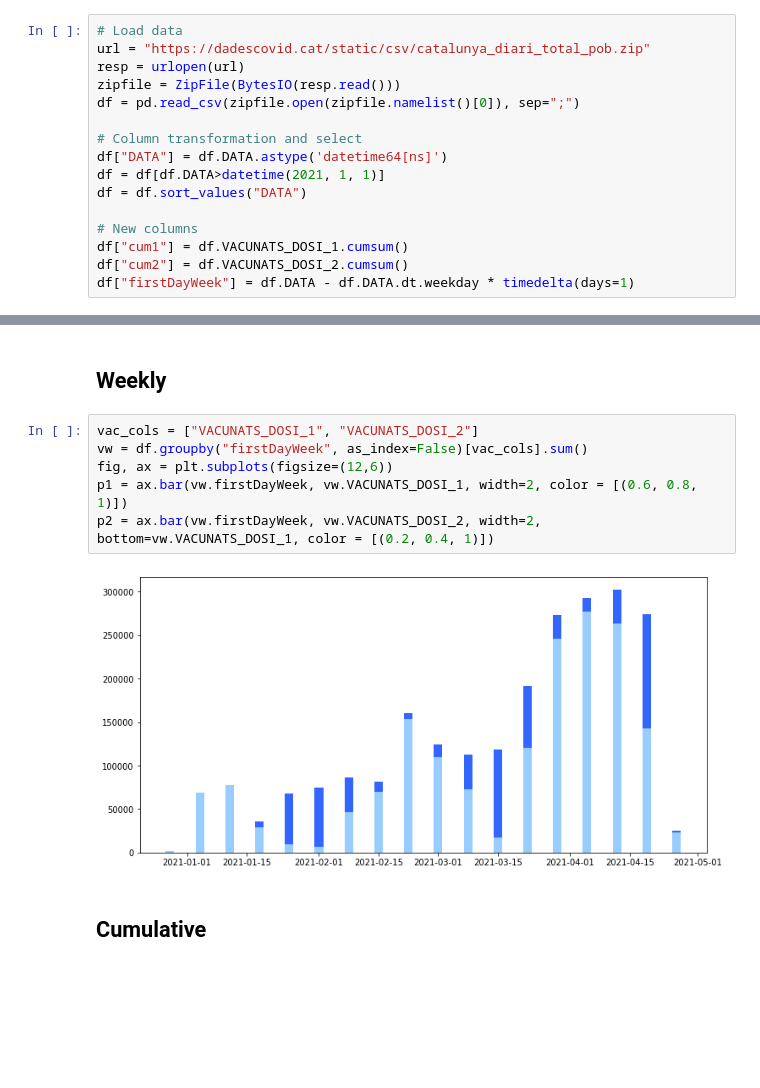
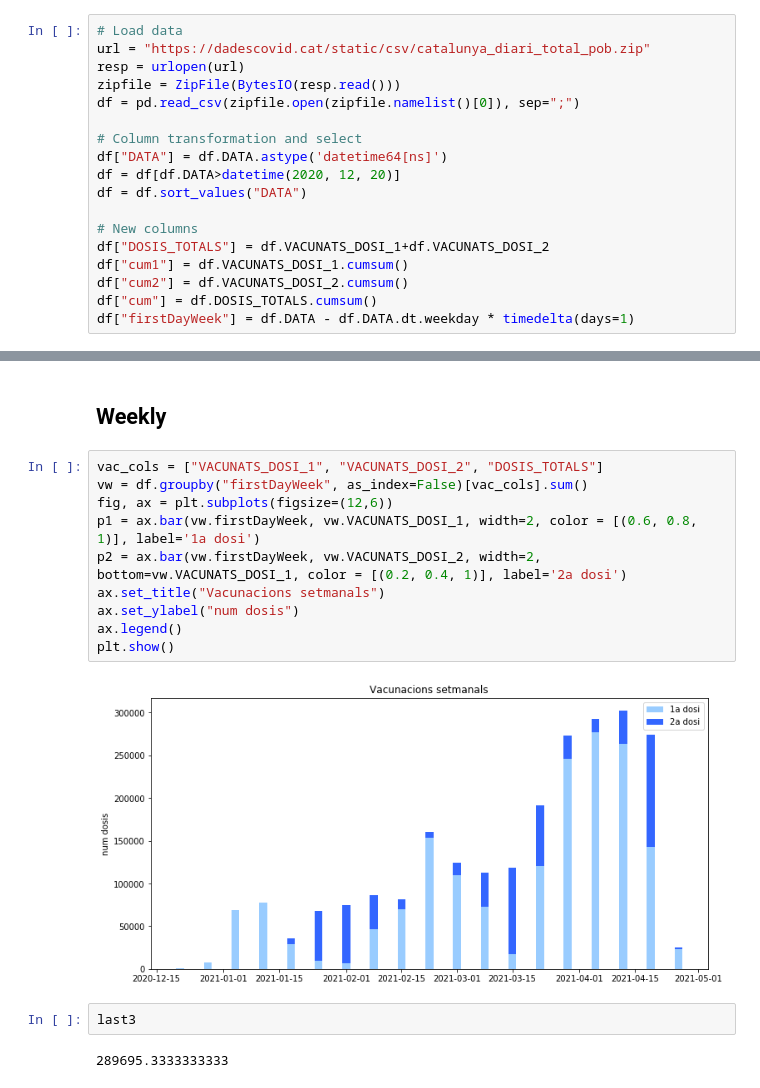
Before and after one commit to nauQs/vacunacions, a Jupyter notebook: vacunacioCAT.ipynb, the cells around one changed output, grey strips where cells are left out. Drawn from its saved outputs; the diff is of its cells as text; blank space fills up the shorter version.

```diff
--- a/vacunacioCAT.ipynb
+++ b/vacunacioCAT.ipynb
@@ -22,12 +22,14 @@ df = pd.read_csv(zipfile.open(zipfile.namelist()[0]), sep=";")
 
 # Column transformation and select
 df["DATA"] = df.DATA.astype('datetime64[ns]')
-df = df[df.DATA>datetime(2021, 1, 1)]
+df = df[df.DATA>datetime(2020, 12, 20)]
 df = df.sort_values("DATA")
 
 # New columns
+df["DOSIS_TOTALS"] = df.VACUNATS_DOSI_1+df.VACUNATS_DOSI_2
 df["cum1"] = df.VACUNATS_DOSI_1.cumsum()
 df["cum2"] = df.VACUNATS_DOSI_2.cumsum()
+df["cum"] = df.DOSIS_TOTALS.cumsum()
 df["firstDayWeek"] = df.DATA - df.DATA.dt.weekday * timedelta(days=1)
 # %%
 df.head()
@@ -52,15 +66,21 @@ p2 = ax.bar(vd.DATA, vd.VACUNATS_DOSI_2, width=0.5, bottom=vd.VACUNATS_DOSI_1, c
 # %% [markdown]
 ## Weekly
 # %%
-vac_cols = ["VACUNATS_DOSI_1", "VACUNATS_DOSI_2"]
+vac_cols = ["VACUNATS_DOSI_1", "VACUNATS_DOSI_2", "DOSIS_TOTALS"]
 vw = df.groupby("firstDayWeek", as_index=False)[vac_cols].sum()
 fig, ax = plt.subplots(figsize=(12,6))
-p1 = ax.bar(vw.firstDayWeek, vw.VACUNATS_DOSI_1, width=2, color = [(0.6, 0.8, 1)])
-p2 = ax.bar(vw.firstDayWeek, vw.VACUNATS_DOSI_2, width=2, bottom=vw.VACUNATS_DOSI_1, color = [(0.2, 0.4, 1)])
+p1 = ax.bar(vw.firstDayWeek, vw.VACUNATS_DOSI_1, width=2, color = [(0.6, 0.8, 1)], label='1a dosi')
+p2 = ax.bar(vw.firstDayWeek, vw.VACUNATS_DOSI_2, width=2, bottom=vw.VACUNATS_DOSI_1, color = [(0.2, 0.4, 1)], label='2a dosi')
+ax.set_title("Vacunacions setmanals")
+ax.set_ylabel("num dosis")
+ax.legend()
+plt.show()
 # %% [output]
-[figure, old version]
+[figure, new version]
-# %% [markdown]
-## Cumulative
+# %%
+last3
+# %% [output]
+289695.3333333333
 # %%
 cum_cols = ["cum1", "cum2"]
 vcw = df.groupby("firstDayWeek", as_index=False)[cum_cols].first()
```
Also changed, not shown: parts of 10 cells of this notebook.
